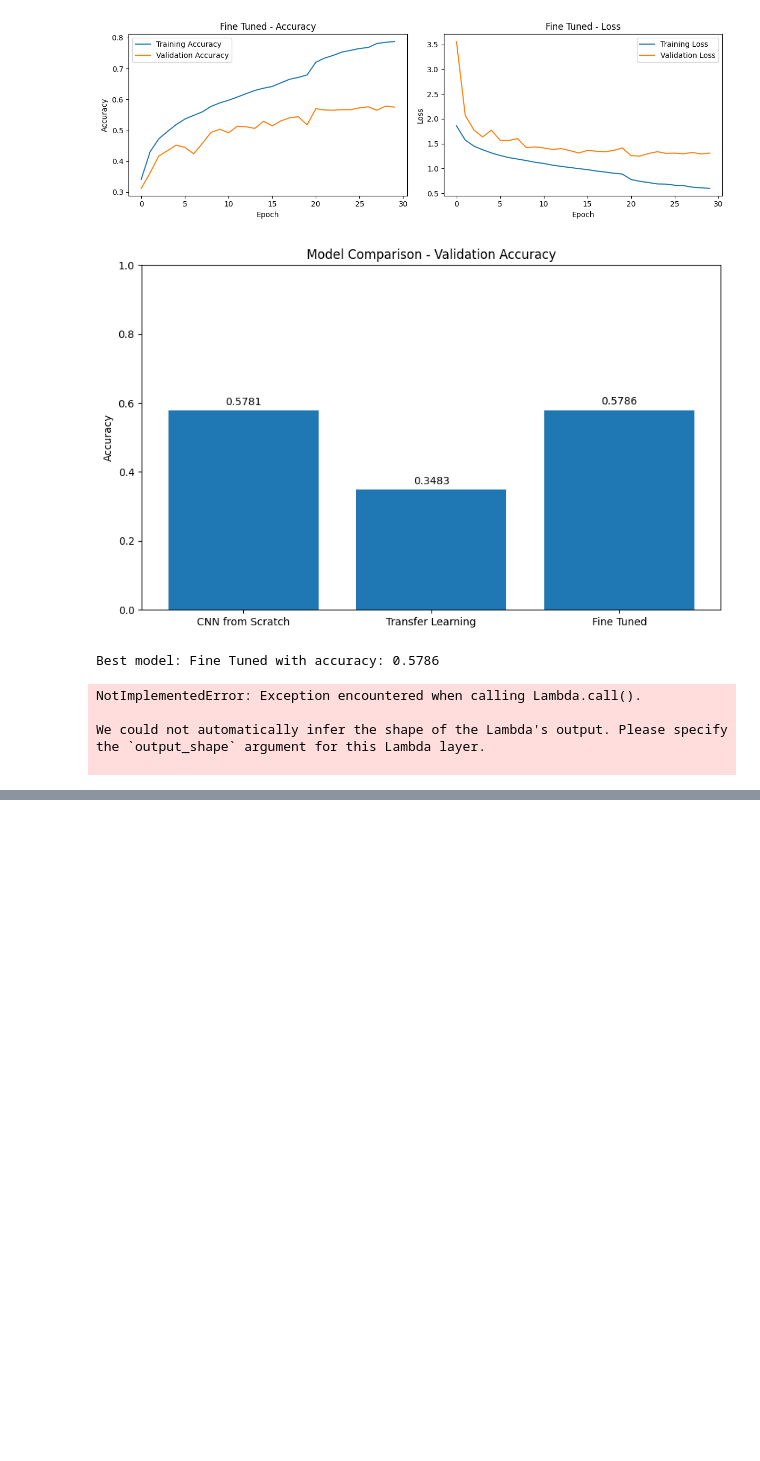
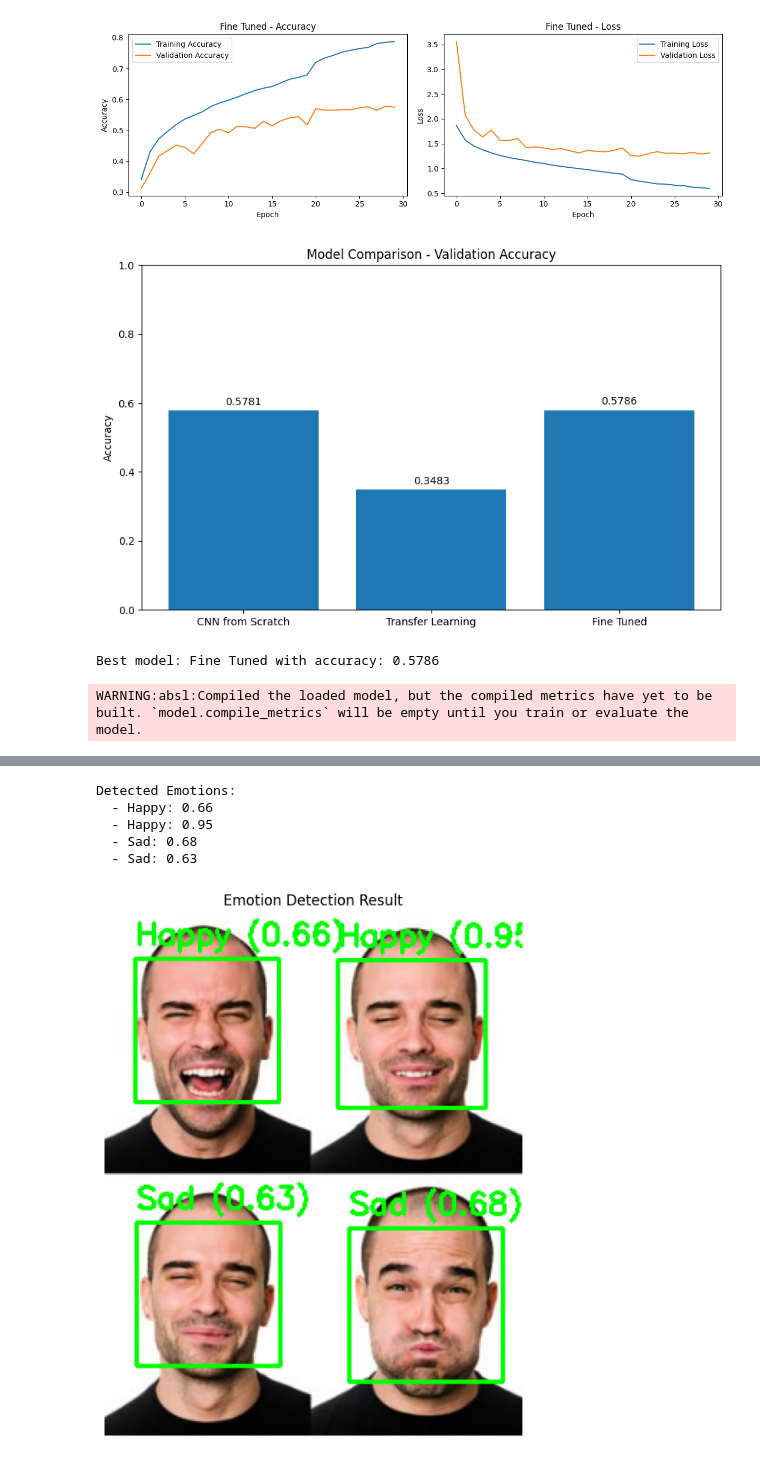
Before and after one commit to juanruiz309381/EII, a Jupyter notebook: notebooks/exam3/facial-emotions2.ipynb, the cells around one changed output, grey strips where cells are left out. Cells and saved outputs as stored; diff of their text form; code cells hidden in the pictures; blank space fills up the shorter version.

Commit message:
✨ facial emotion test for four images

```diff
--- a/notebooks/exam3/facial-emotions2.ipynb
+++ b/notebooks/exam3/facial-emotions2.ipynb
@@ -522,6 +522,7 @@ class EmotionDetector:
     def detect_emotion(self, frame):
         gray = cv2.cvtColor(frame, cv2.COLOR_BGR2GRAY)
         faces = self.face_cascade.detectMultiScale(gray, 1.3, 5)
+        detected_emotions = []
 
         for (x, y, w, h) in faces:
             face_roi = gray[y:y+h, x:x+w]
@@ -532,17 +533,20 @@ class EmotionDetector:
                 emotion_idx = np.argmax(prediction)
                 confidence = np.max(prediction)
 
+                emotion_label = self.emotions[emotion_idx]
+                detected_emotions.append({'emotion': emotion_label, 'confidence': float(confidence)})
+
                 # Draw rectangle and label
                 color = (0, 255, 0) if confidence > 0.6 else (0, 165, 255) if confidence > 0.3 else (0, 0, 255)
                 cv2.rectangle(frame, (x, y), (x+w, y+h), color, 2)
 
-                label = f"{self.emotions[emotion_idx]} ({confidence:.2f})"
+                label = f"{emotion_label} ({confidence:.2f})"
                 cv2.putText(frame, label, (x, y-10), cv2.FONT_HERSHEY_SIMPLEX, 0.7, color, 2)
 
             except Exception as e:
                 print(f"Error in emotion detection: {e}")
 
-        return frame
+        return frame, detected_emotions
 
     def run_camera(self):
         """Run real-time emotion detection using webcam"""
@@ -581,10 +585,17 @@ class EmotionDetector:
             print(f"Error: Could not load image {image_path}")
             return
 
-        result = self.detect_emotion(image)
+        result_frame, detected_emotions = self.detect_emotion(image)
+
+        print("Detected Emotions:")
+        if detected_emotions:
+            for emotion_info in detected_emotions:
+                print(f"  - {emotion_info['emotion']}: {emotion_info['confidence']:.2f}")
+        else:
+            print("  No faces or emotions detected.")
 
         plt.figure(figsize=(10, 8))
-        plt.imshow(cv2.cvtColor(result, cv2.COLOR_BGR2RGB))
+        plt.imshow(cv2.cvtColor(result_frame, cv2.COLOR_BGR2RGB))
         plt.title('Emotion Detection Result')
         plt.axis('off')
         plt.show()
@@ -594,16 +605,9 @@ class EmotionDetector:
 # After training, use like this:
 
 # Load your best model
-detector = EmotionDetector('fine_tuned_emotion.h5')  # or your best model
-"""
-# Test on webcam
-detector.run_camera()
-"""
+detector = EmotionDetector('cnn_scratch_emotion.h5')  # or your best model
 
 # Or test on an image
-detector.test_on_image('test_image.jpg')
+detector.test_on_image('four_images.png')
 # %% [output]
-NotImplementedError: Exception encountered when calling Lambda.call().
-
-We could not automatically infer the shape of the Lambda's output. Please specify the `output_shape` argument for this Lambda layer.
-
+WARNING:absl:Compiled the loaded model, but the compiled metrics have yet to be built. `model.compile_metrics` will be empty until you train or evaluate the model.
@@ -609,0 +616,6 @@ We could not automatically infer the shape of the Lambda's output. Please specif
+Detected Emotions:
+  - Happy: 0.66
+  - Happy: 0.95
+  - Sad: 0.68
+  - Sad: 0.63
+[figure, added]
```
Also changed, not shown: parts of 1 cell of this notebook, 3 other files.
